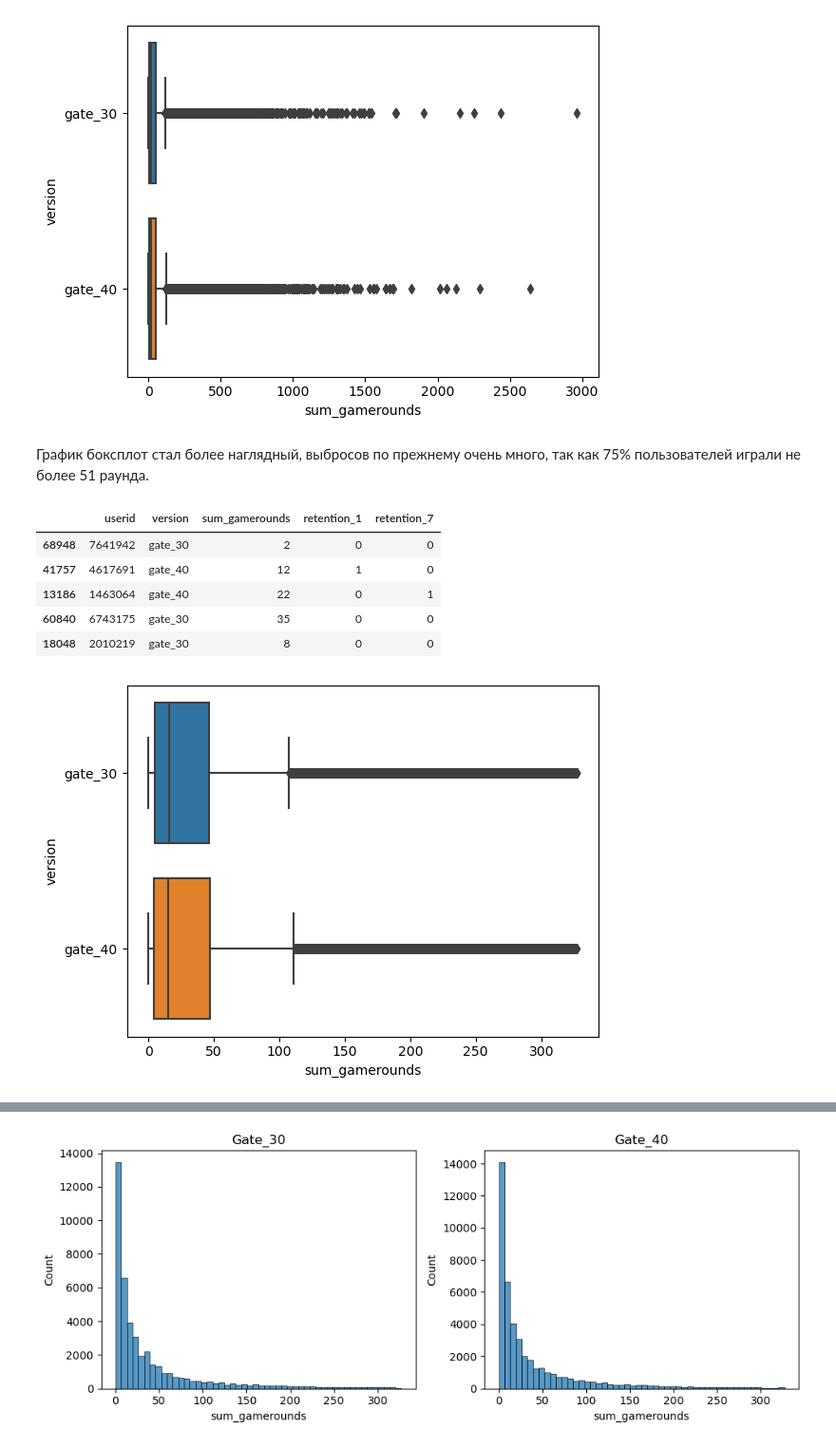
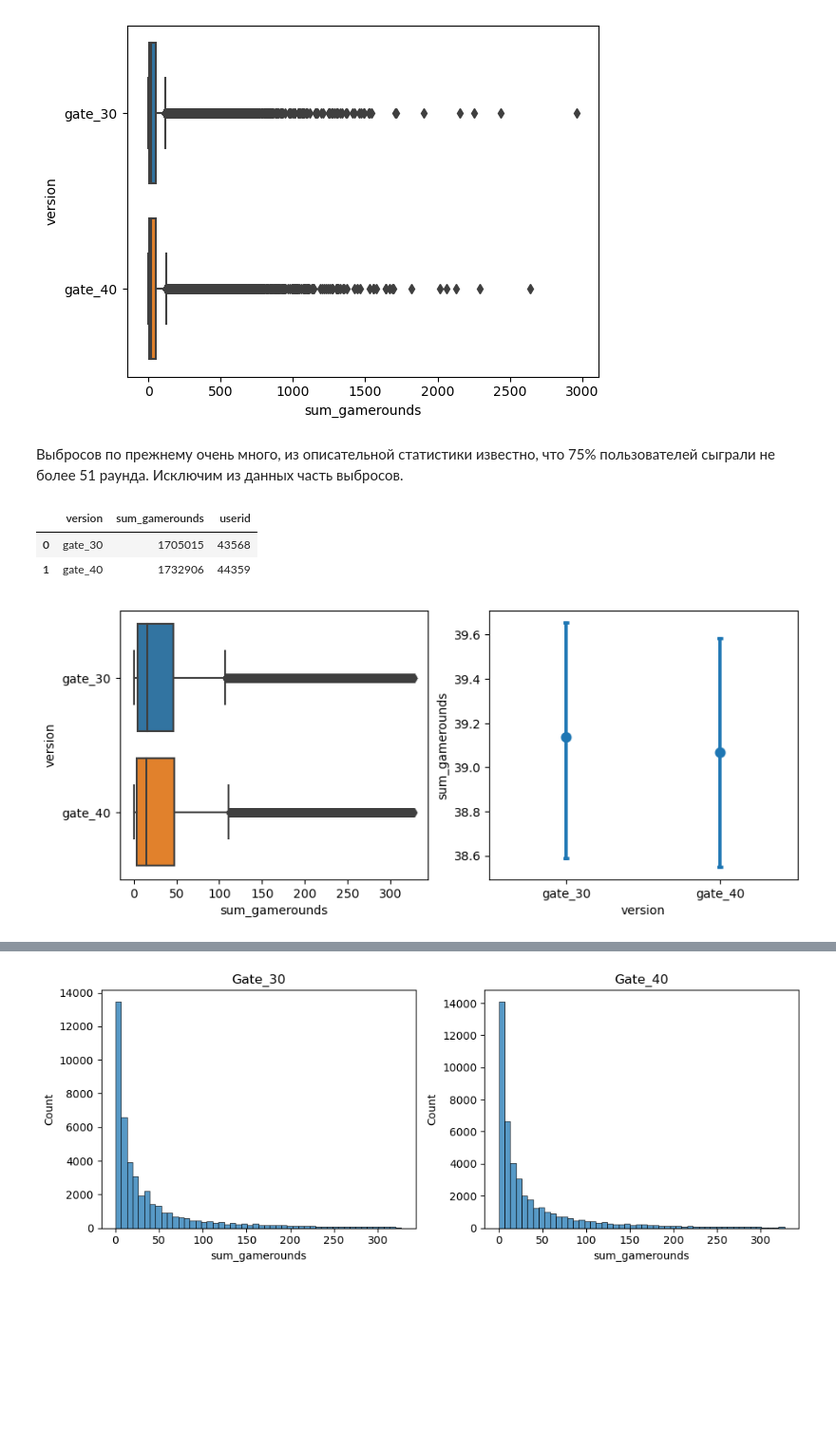
Before and after one commit to ElenaAgapitova/AB_split_testing, a Jupyter notebook: AB_test Cookie Cats/Cookie_Cats_AB_test.ipynb, the cells around one changed output, grey strips where cells are left out. Shown at 95% size. Saved outputs shown, nothing was run; the diff lists cells and outputs as text; code cells hidden in the pictures; blank space fills up the shorter version.

```diff
--- a/AB_test Cookie Cats/Cookie_Cats_AB_test.ipynb
+++ b/AB_test Cookie Cats/Cookie_Cats_AB_test.ipynb
@@ -141,19 +142,21 @@ sns.boxplot(data=df_clean, x='sum_gamerounds', y='version');
 # %% [output]
 [figure]
 # %% [markdown]
-График боксплот стал более наглядный, выбросов по прежнему очень много, так как 75% пользователей играли не более 51 раунда.
+Выбросов по прежнему очень много, из описательной статистики известно, что 75% пользователей сыграли не более 51 раунда. Исключим из данных часть выбросов.
 # %%
 df_clean = df_clean[df_clean.sum_gamerounds < df_clean.sum_gamerounds.quantile(0.975)]
-df_clean.sample(5)
+df_clean.groupby(['version'], as_index=False).agg({'sum_gamerounds': 'sum', 'userid': 'count'})
 # %% [output]
-|  | userid | version | sum_gamerounds | retention_1 | retention_7 |
-| 68948 | 7641942 | gate_30 | 2 | 0 | 0 |
-| 41757 | 4617691 | gate_40 | 12 | 1 | 0 |
-| 13186 | 1463064 | gate_40 | 22 | 0 | 1 |
-| 60840 | 6743175 | gate_30 | 35 | 0 | 0 |
-| 18048 | 2010219 | gate_30 | 8 | 0 | 0 |
+|  | version | sum_gamerounds | userid |
+| 0 | gate_30 | 1705015 | 43568 |
+| 1 | gate_40 | 1732906 | 44359 |
 # %%
-sns.boxplot(data=df_clean, x='sum_gamerounds', y='version');
+fig, (ax_boxplot, ay_pointplot) = plt.subplots(1, 2, figsize=(10, 4))
+
+sns.boxplot(data=df_clean, x='sum_gamerounds', y='version', ax=ax_boxplot)
+sns.pointplot(x=df_clean['version'], y=df_clean['sum_gamerounds'],
+              dodge=True, capsize=0.02, join=False, ax=ay_pointplot)
+plt.show();
 # %% [output]
-[figure, old version]
+[figure, new version]
 # %%
```
Also changed, not shown: parts of 15 cells of this notebook.
